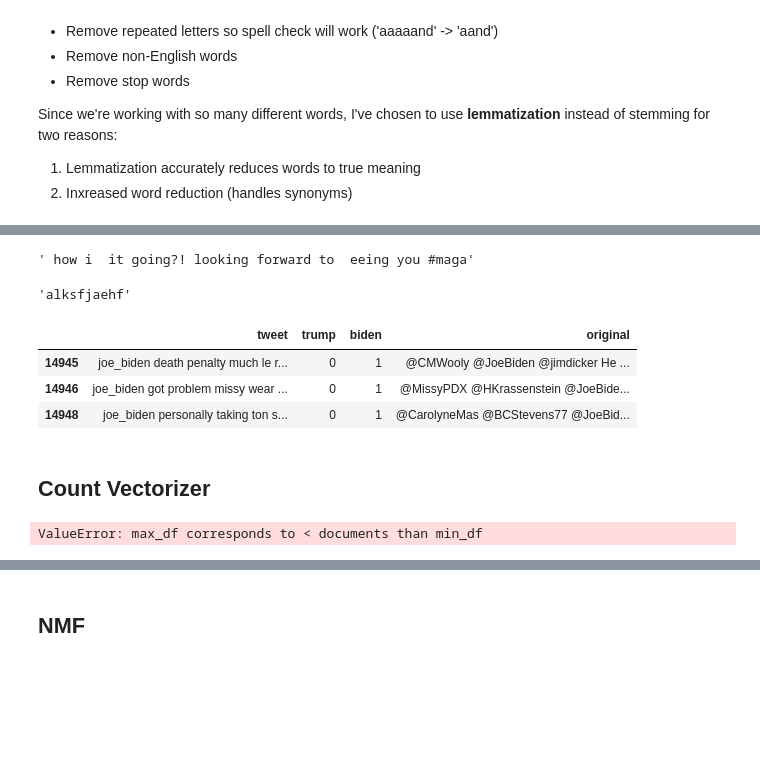
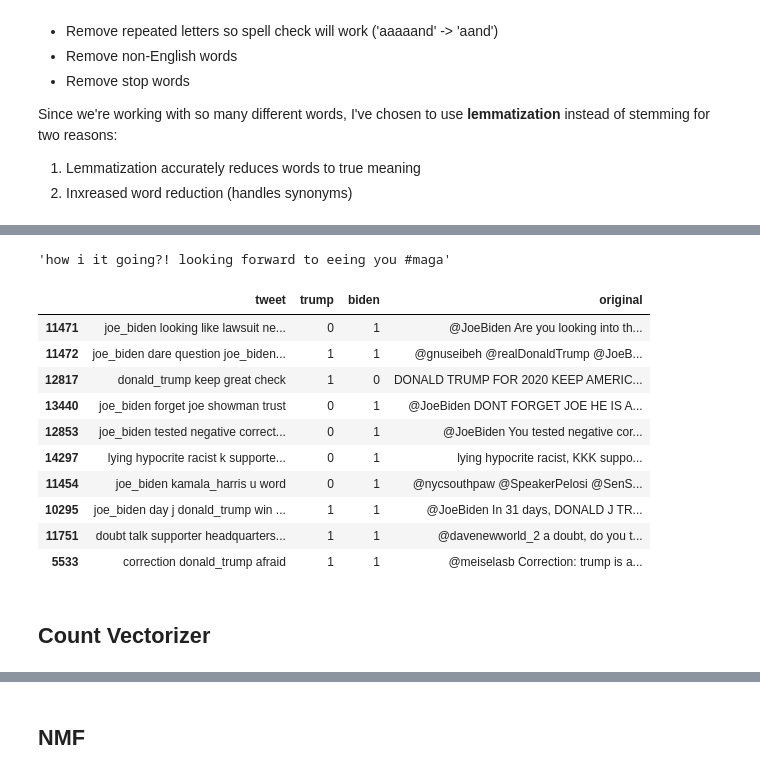
Before and after one commit to edubu2/metis-project4, a Jupyter notebook: code/eda_2.ipynb, the cells around one changed output, grey strips where cells are left out. Cells and saved outputs as stored; diff of their text form; code cells hidden in the pictures; blank space fills up the shorter version.

Commit message:
Add twitter_funcs, gitignore. eda2 updated w/ both tweets

```diff
--- a/code/eda_2.ipynb
+++ b/code/eda_2.ipynb
@@ -50,6 +50,7 @@ from vaderSentiment.vaderSentiment import SentimentIntensityAnalyzer
 # %%
 pd.set_option('display.max_rows', 10)
 pd.set_option('display.max_columns', 40)
+pd.set_option('display.max_colwidth', None)
 # %%
 # must uncomment & run the first time to DOWNLOAD NLTK data
 # I used package identifier 'popular'
@@ -77,7 +81,8 @@ trump_tweets = df[mask]
 # %%
 subset = pd.DataFrame(columns=df.columns)
-subset = subset.append(biden_tweets.tail(50))
-subset = subset.append(trump_tweets.tail(50))
+subset = subset.append(biden_tweets)
+subset = subset.append(trump_tweets)
+subset = subset.append(both_tweets)
 
 subset.sample(3)
 # %% [output]
@@ -131,7 +120,7 @@ lambda x: ' '.join(x.split())
 # Testing these before putting them in func
 
 
-tweet = '@JoeBiden how is it GOING?! Looking forward to seeing you #maga'
+tweet = '@JoeBiden how is it   GOING?! Looking forward to seeing you #maga'
 
 # remove urls
 tweet = re.sub(r"https?:\/\/\S+", "", tweet)
@@ -144,18 +133,11 @@ tweet = re.sub('[%s]'.format(re.escape(string.punctuation)), ' ', tweet.lower())
 # remove repeated letters so spell check will work (ex: 'aaaand' --> 'aand')
 tweet = re.sub(r"([a-z])\1{2,}", r'\1', tweet)
 # replace consecutive spaces with one
-' '.join(tweet.split())
+tweet = ' '.join(tweet.split())
 
-# data['tweet'] = (data['tweet']
-#                  .map(no_handles)
-#                  .map(no_links)
-#                  .map(punc_lower)
-#                  .map(alphanum)
-#                  .map(no_repeats)
-#                  .map(no_dup_spaces))
 tweet
 # %% [output]
-' how i  it going?! looking forward to  eeing you #maga'
+'how i it going?! looking forward to eeing you #maga'
 # %%
 # from autocorrect import Speller # TOO SLOW...TRY PYSPELLCHECKER
 def tweet_tokenize(tweet, more_stop=None, more_words=None):
@@ -169,52 +151,61 @@ def tweet_tokenize(tweet, more_stop=None, more_words=None):
         - more_words (List, optional): additional words to INCLUDE in dictionary
 
     """
-
-
     # pre-processing pipeline
 
     # remove urls
     tweet = re.sub(r"https?:\/\/\S+", "", tweet)
-    # remove twitter handles
-#     tweet = re.sub(r"@[\d\w_]+", "", tweet)
     # remove numbers
     tweet = re.sub('\w*\d\w*', ' ', tweet)
-
     # remove punctuation
     tweet = tweet.translate(str.maketrans('', '', string.punctuation))
     # convert to lowercase
     tweet = tweet.lower()
-    # remove spaces in nominee names
+
+    # and other popular campaign phrases
+    tweet = re.sub(r"make america great again", "maga", tweet)
+    tweet = re.sub(r"makeamericagreatagain", "maga", tweet)
+    tweet = re.sub(r"sleepyjoe", "sleepy joe", tweet)
+    tweet = re.sub(r"sleepyjoebiden", "sleepy joe biden", tweet)
+
+    # remove spaces in candidate names
     tweet = re.sub(r"joebiden", "joe_biden", tweet)
     tweet = re.sub(r"kamalaharris", "kamala_harris", tweet)
     tweet = re.sub(r"donaldtrump", "donald_trump", tweet)
     tweet = re.sub(r"mikepence", "mike_pence", tweet)
+    tweet = re.sub(r"joe biden", "joe_biden", tweet)
+    tweet = re.sub(r"kamala harris", "kamala_harris", tweet)
+    tweet = re.sub(r"donald trump", "donald_trump", tweet)
+    tweet = re.sub(r"mike pence", "mike_pence", tweet)
+    # replace 'biden' with 'joebiden' (do for all candidates)
+    tweet = re.sub(r"\bbiden\b", "joe_biden", tweet)
+    tweet = re.sub(r"\bpence\b", "mike_pence", tweet)
+    tweet = re.sub(r"\bharris\b", "kamala_harris", tweet)
+    tweet = re.sub(r"\btrump\b", "donald_trump", tweet)
 
-    # and other popular campaign phrases
-    tweet = re.sub(r"make america great again", "maga", tweet)
     # remove repeated letters so spell check will work (ex: 'aaaand' --> 'aand')
     tweet = re.sub(r"([a-z])\1{2,}", r'\1', tweet)
     # replace consecutive spaces with one
-    ' '.join(tweet.split())
+    tweet = ' '.join(tweet.split())
 
     more_words = ['trump', 'biden', 'maga', 'bidenharris',
                   'kamala', 'pence', 'harris', 'mike',
                   'bidenharris2020', 'trumppence',
                   'trumppence2020', 'usa', 'election2020',
                   'ivoted', 'joe_biden', 'realdonaldtrump',
-                  'donald_trump', 'sleepy_joe', 'donald_trump',
+                  'donald_trump', 'sleepy_joe',
                   'mike_pence', 'kamala_harris']
 
     dictionary = list(words.words()) + more_words
     dictionary = set(dictionary)
 
     twt = TweetTokenizer()
-    tokens = [token for token in twt.tokenize(tweet)]
-    tokens = [token for token in tokens if token in dictionary]
+    tokens = [token for token in twt.tokenize(tweet) if token in dictionary]
 
     # initiate stop word removal and lemmatization
     more_stop = ['fxhedg','fyck','fy','fxxking','give','go',
-                 'going','gonna','get','one']
+                 'going','gonna','get','one','de','la','el','en','un','ha',
+                 'would','dont','know','time','think','want','via','dont']
 
     stop_words = list(stopwords.words('english')) + more_stop
     stop = stop_words
@@ -231,8 +222,3 @@ def tweet_tokenize(tweet, more_stop=None, more_words=None):
     combined_tokens = ' '.join(tokens)
 
     return combined_tokens
-# %%
-lemm = WordNetLemmatizer()
-lemm.lemmatize('alksfjaehf')
-# %% [output]
-'alksfjaehf'
@@ -241,8 +227,15 @@ data['tweet'] = data['original'].map(tweet_tokenize)
 # %%
-data.head(3)
+data.sample(10)
 # %% [output]
 |  | tweet | trump | biden | original |
-| 14945 | joe_biden death penalty much le r... | 0 | 1 | @CMWooly @JoeBiden @jimdicker He ... |
-| 14946 | joe_biden got problem missy wear ... | 0 | 1 | @MissyPDX @HKrassenstein @JoeBide... |
-| 14948 | joe_biden personally taking ton s... | 0 | 1 | @CarolyneMas @BCStevens77 @JoeBid... |
+| 11471 | joe_biden looking like lawsuit ne... | 0 | 1 | @JoeBiden Are you looking into th... |
+| 11472 | joe_biden dare question joe_biden... | 1 | 1 | @gnuseibeh @realDonaldTrump @JoeB... |
+| 12817 | donald_trump keep great check | 1 | 0 | DONALD TRUMP FOR 2020 KEEP AMERIC... |
+| 13440 | joe_biden forget joe showman trust | 0 | 1 | @JoeBiden DONT FORGET JOE HE IS A... |
+| 12853 | joe_biden tested negative correct... | 0 | 1 | @JoeBiden You tested negative cor... |
+| 14297 | lying hypocrite racist k supporte... | 0 | 1 | lying hypocrite racist, KKK suppo... |
+| 11454 | joe_biden kamala_harris u word | 0 | 1 | @nycsouthpaw @SpeakerPelosi @SenS... |
+| 10295 | joe_biden day j donald_trump win ... | 1 | 1 | @JoeBiden In 31 days, DONALD J TR... |
+| 11751 | doubt talk supporter headquarters... | 1 | 1 | @davenewworld_2 a doubt, do you t... |
+| 5533 | correction donald_trump afraid | 1 | 1 | @meiselasb Correction: trump is a... |
 # %%
@@ -250,9 +243,7 @@ data.to_pickle("pickle/tweets_df_1000tw.pick")
 # %% [markdown]
 ## Count Vectorizer
 # %%
-cv = CountVectorizer(max_df=0.05, min_df=10)
+cv = CountVectorizer(min_df=0.05)
 doc_words = cv.fit_transform(data.tweet)
-# %% [output]
-ValueError: max_df corresponds to < documents than min_df
 # %%
 data.iloc[5]
```
Also changed, not shown: parts of 19 cells of this notebook, 2 other files.
